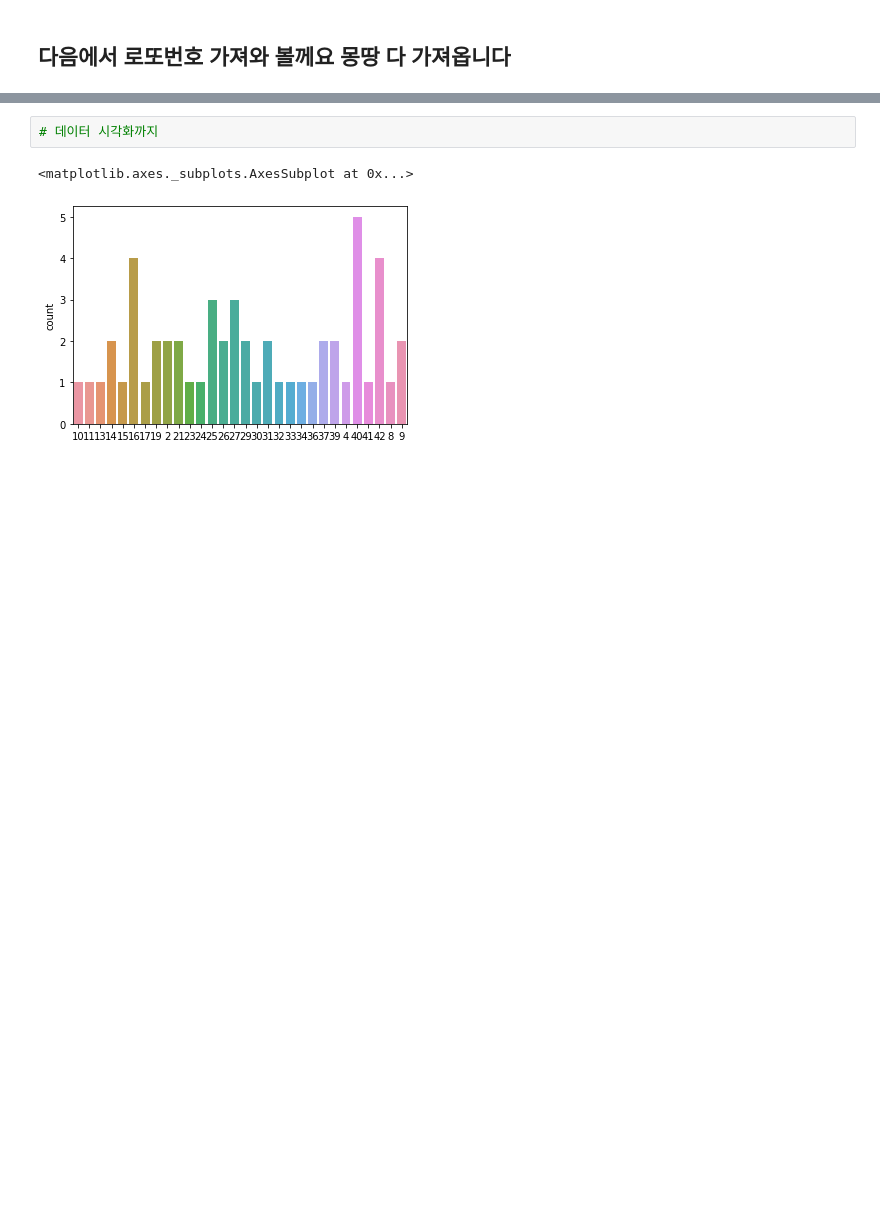
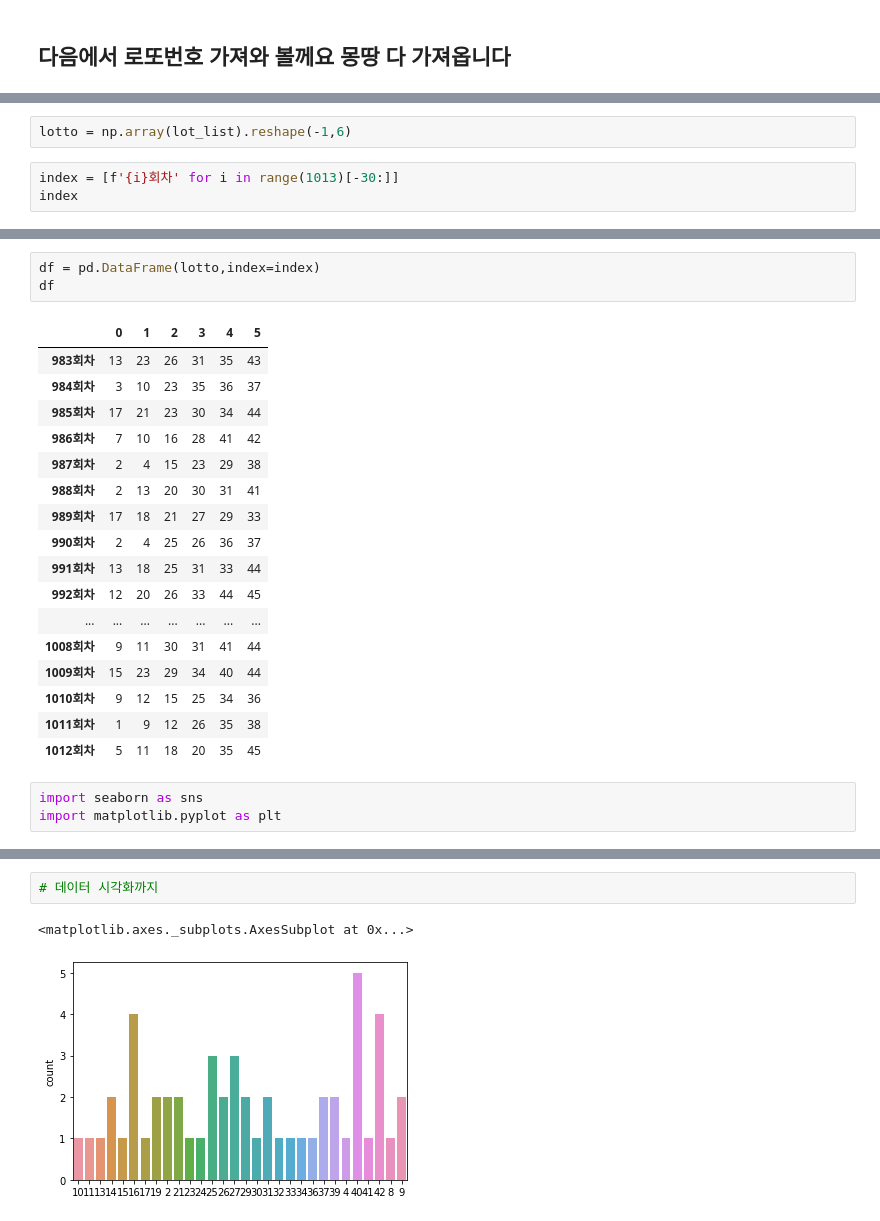
Before and after one commit to y001003/yeardream, a Jupyter notebook: python_advance/04_python_crawler.ipynb, the cells around one changed output, grey strips where cells are left out. Drawn from its saved outputs; the diff is of its cells as text; blank space fills up the shorter version.

```diff
--- a/python_advance/04_python_crawler.ipynb
+++ b/python_advance/04_python_crawler.ipynb
@@ -181,0 +310,5 @@ import time
+# %%
+lotto = np.array(lot_list).reshape(-1,6)
+# %%
+index = [f'{i}회차' for i in range(1013)[-30:]]
+index
@@ -181,0 +333,24 @@ import time
+# %%
+df = pd.DataFrame(lotto,index=index)
+df
+# %% [output]
+|  | 0 | 1 | 2 | 3 | 4 | 5 |
+| 983회차 | 13 | 23 | 26 | 31 | 35 | 43 |
+| 984회차 | 3 | 10 | 23 | 35 | 36 | 37 |
+| 985회차 | 17 | 21 | 23 | 30 | 34 | 44 |
+| 986회차 | 7 | 10 | 16 | 28 | 41 | 42 |
+| 987회차 | 2 | 4 | 15 | 23 | 29 | 38 |
+| 988회차 | 2 | 13 | 20 | 30 | 31 | 41 |
+| 989회차 | 17 | 18 | 21 | 27 | 29 | 33 |
+| 990회차 | 2 | 4 | 25 | 26 | 36 | 37 |
+| 991회차 | 13 | 18 | 25 | 31 | 33 | 44 |
+| 992회차 | 12 | 20 | 26 | 33 | 44 | 45 |
+| ... | ... | ... | ... | ... | ... | ... |
+| 1008회차 | 9 | 11 | 30 | 31 | 41 | 44 |
+| 1009회차 | 15 | 23 | 29 | 34 | 40 | 44 |
+| 1010회차 | 9 | 12 | 15 | 25 | 34 | 36 |
+| 1011회차 | 1 | 9 | 12 | 26 | 35 | 38 |
+| 1012회차 | 5 | 11 | 18 | 20 | 35 | 45 |
+# %%
+import seaborn as sns
+import matplotlib.pyplot as plt
```
Also changed, not shown: parts of 20 cells of this notebook.
